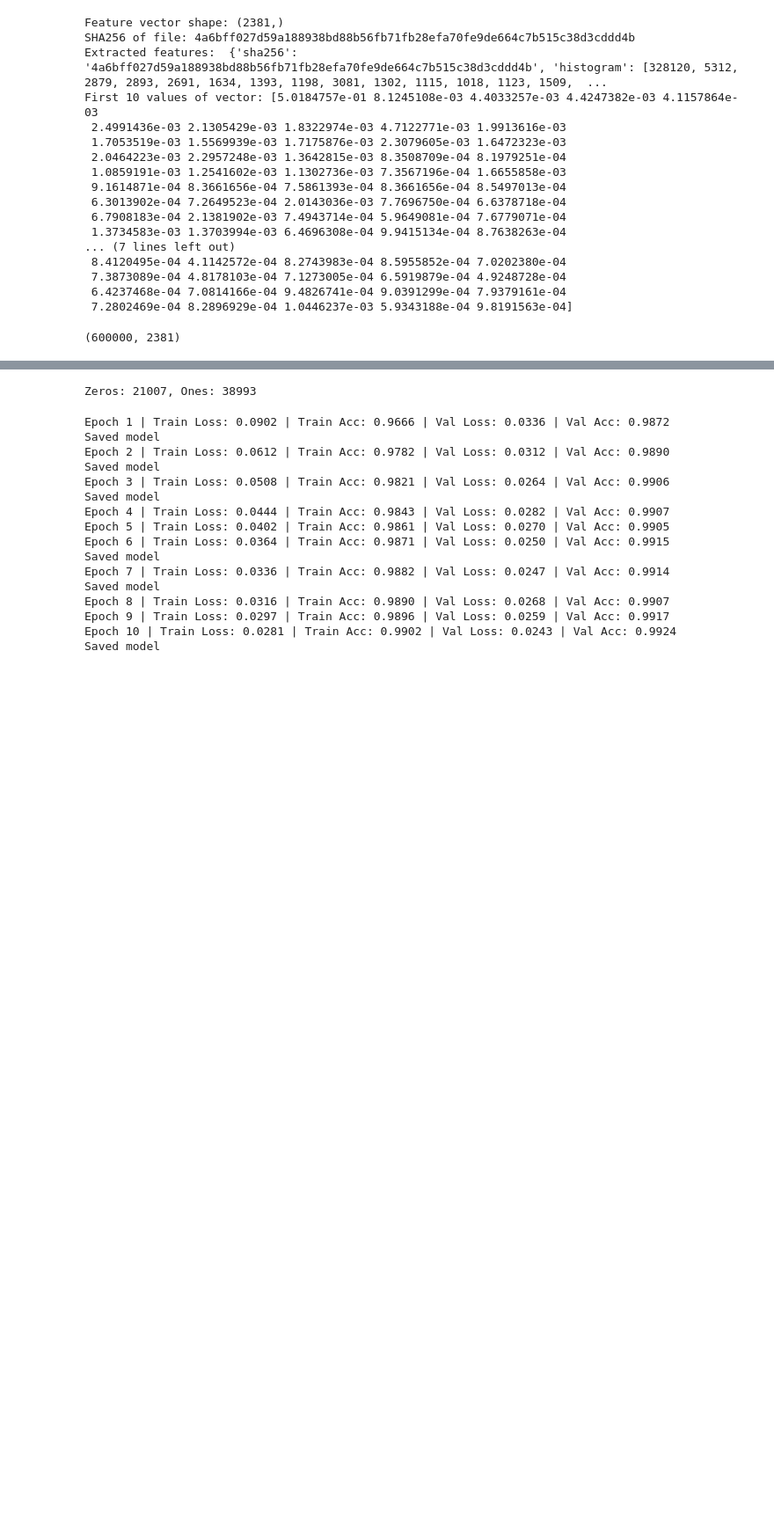
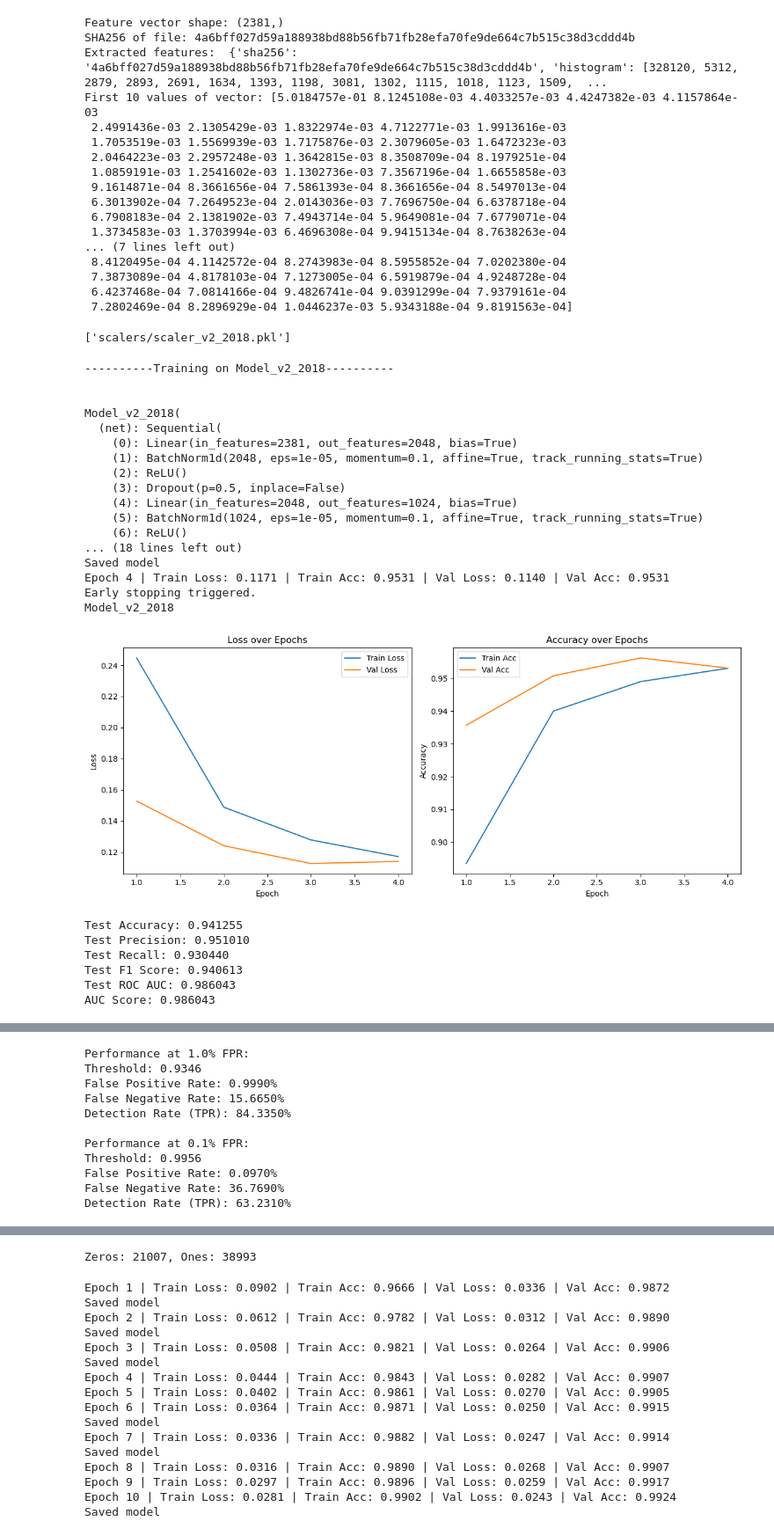
Before and after one commit to AlisaUrsu/SentinelExec_Models, a Jupyter notebook: 2018_dataset.ipynb, the cells around one changed output, grey strips where cells are left out. Shown at 88% size. Cells and saved outputs as stored; diff of their text form; code cells hidden in the pictures; blank space fills up the shorter version.

```diff
--- a/2018_dataset.ipynb
+++ b/2018_dataset.ipynb
@@ -41,10 +41,13 @@ data_dir = "F:\ember_dataset_2018_2\ember2018"
 
 #feature_extractors.create_vectorized_features(data_dir, vers=2018)
 X_train, y_train, X_test, y_test = feature_extractors.read_vectorized_features(data_dir, vers=2018)
+import idk
+import joblib
+
+train_loader, val_loader, test_loader, scaler = idk.prepare_dataloaders(X_train, y_train, X_test, y_test)
+joblib.dump(scaler, "scalers/scaler_v2_2018.pkl")
+# %% [output]
+['scalers/scaler_v2_2018.pkl']
-# %%
-X_train.shape
-# %% [output]
-(600000, 2381)
 # %%
 import torch
 import torch.nn as nn
@@ -80,0 +119,51 @@ class DNN3(nn.Module):
+# %%
+import torch.nn as nn
+import torch.optim as optim
+import idk
+
+print("----------Training on Model_v2_2018----------\n\n")
+
+
+device = torch.device("cuda" if torch.cuda.is_available() else "cpu")
+model = Model_v2_2018().to(device)
+print(model)
+results = idk.train_model(model, train_loader, val_loader, device, 20, 0.0001, "models/Model_v2_2018.pth")
+
+idk.plot_training_metrics(
+    results["train_losses"],
+    results["val_losses"],
+    results["train_accuracies"],
+    results["val_accuracies"],
+    model_name="Model_v2_2018"
+)
+
+test_results = idk.evaluate_model_on_test(model, test_loader, device)
+
+idk.plot_roc_curve(test_results["labels"], test_results["probs"])
+idk.plot_confusion_matrix(test_results["labels"], test_results["probs"])
+idk.evaluate_at_fpr_thresholds(test_results["labels"], test_results["probs"])
+# %% [output]
+----------Training on Model_v2_2018----------
+
+
+Model_v2_2018(
+  (net): Sequential(
+    (0): Linear(in_features=2381, out_features=2048, bias=True)
+    (1): BatchNorm1d(2048, eps=1e-05, momentum=0.1, affine=True, track_running_stats=True)
+    (2): ReLU()
+    (3): Dropout(p=0.5, inplace=False)
+    (4): Linear(in_features=2048, out_features=1024, bias=True)
+    (5): BatchNorm1d(1024, eps=1e-05, momentum=0.1, affine=True, track_running_stats=True)
+    (6): ReLU()
+... (18 lines left out)
+Saved model
+Epoch 4 | Train Loss: 0.1171 | Train Acc: 0.9531 | Val Loss: 0.1140 | Val Acc: 0.9531
+Early stopping triggered.
+Model_v2_2018
+[figure, added]
+Test Accuracy: 0.941255
+Test Precision: 0.951010
+Test Recall: 0.930440
+Test F1 Score: 0.940613
+Test ROC AUC: 0.986043
+AUC Score: 0.986043
@@ -80,0 +172,11 @@ class DNN3(nn.Module):
+Performance at 1.0% FPR:
+Threshold: 0.9346
+False Positive Rate: 0.9990%
+False Negative Rate: 15.6650%
+Detection Rate (TPR): 84.3350%
+
+Performance at 0.1% FPR:
+Threshold: 0.9956
+False Positive Rate: 0.0970%
+False Negative Rate: 36.7690%
+Detection Rate (TPR): 63.2310%
```
Also changed, not shown: parts of 3 cells of this notebook, 11 other files.
